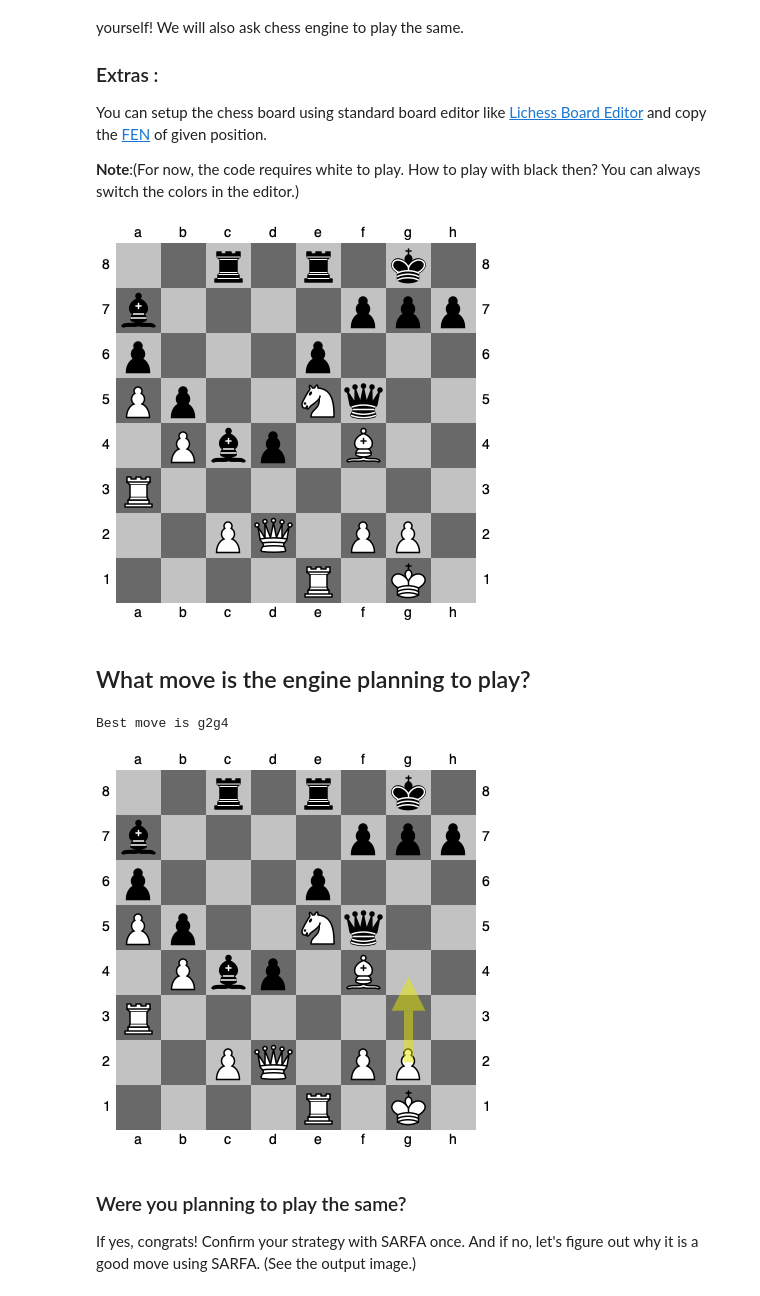
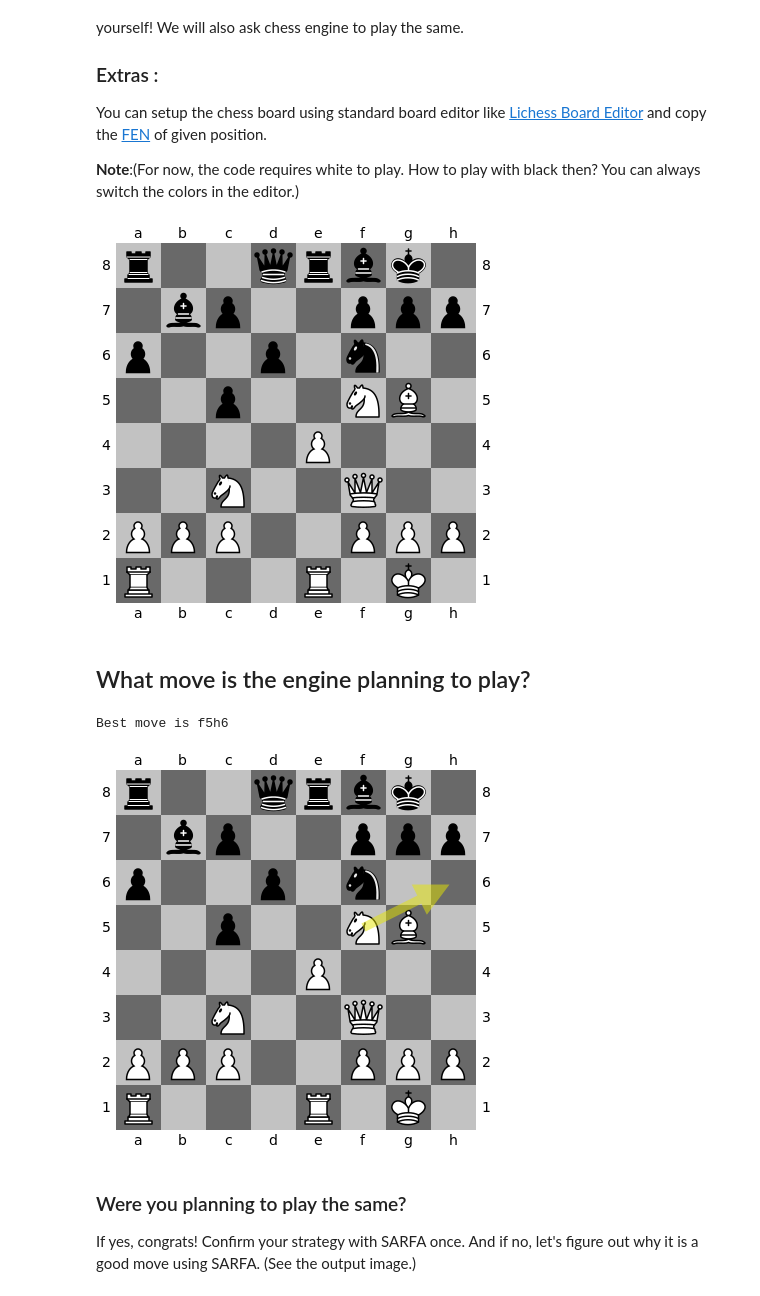
Before and after one commit to NicolAllegra/BHO, a Jupyter notebook: Example.ipynb, the cells around one changed output. Saved outputs shown, nothing was run; the diff lists cells and outputs as text; code cells hidden in the pictures.

```diff
--- a/Example.ipynb
+++ b/Example.ipynb
@@ -394,21 +394,21 @@ You can setup the chess board using standard board editor like [Lichess Board Ed
 
 **Note**:(For now, the code requires white to play. How to play with black then? You can always switch the colors in the editor.)
 # %%
-FEN = '2r1r1k1/b4ppp/p3p3/Pp2Nq2/1Pbp1B2/R7/2PQ1PP1/4R1K1 w - - 0 1'
+FEN = 'r2qrbk1/1bp2ppp/p2p1n2/2p2NB1/4P3/2N2Q2/PPP2PPP/R3R1K1 w - - 0 1'
 
 # Visulaize the board
 board = chess.Board(FEN)
 display_board(board)
 # %% [output]
-[figure, old version]
+[figure, new version]
 # %% [markdown]
 
 ## What move is the engine planning to play?
 # %%
 bestmove = return_bestmove(board)
 # %% [output]
-Best move is g2g4
+Best move is f5h6
-[figure, old version]
+[figure, new version]
 # %% [markdown]
 ### Were you planning to play the same?
 If yes, congrats! Confirm your strategy with SARFA once. And if no, let's figure out why it is a good move using SARFA. (See the output image.)
```
Also changed, not shown: parts of 1 cell of this notebook, 6 other files.
